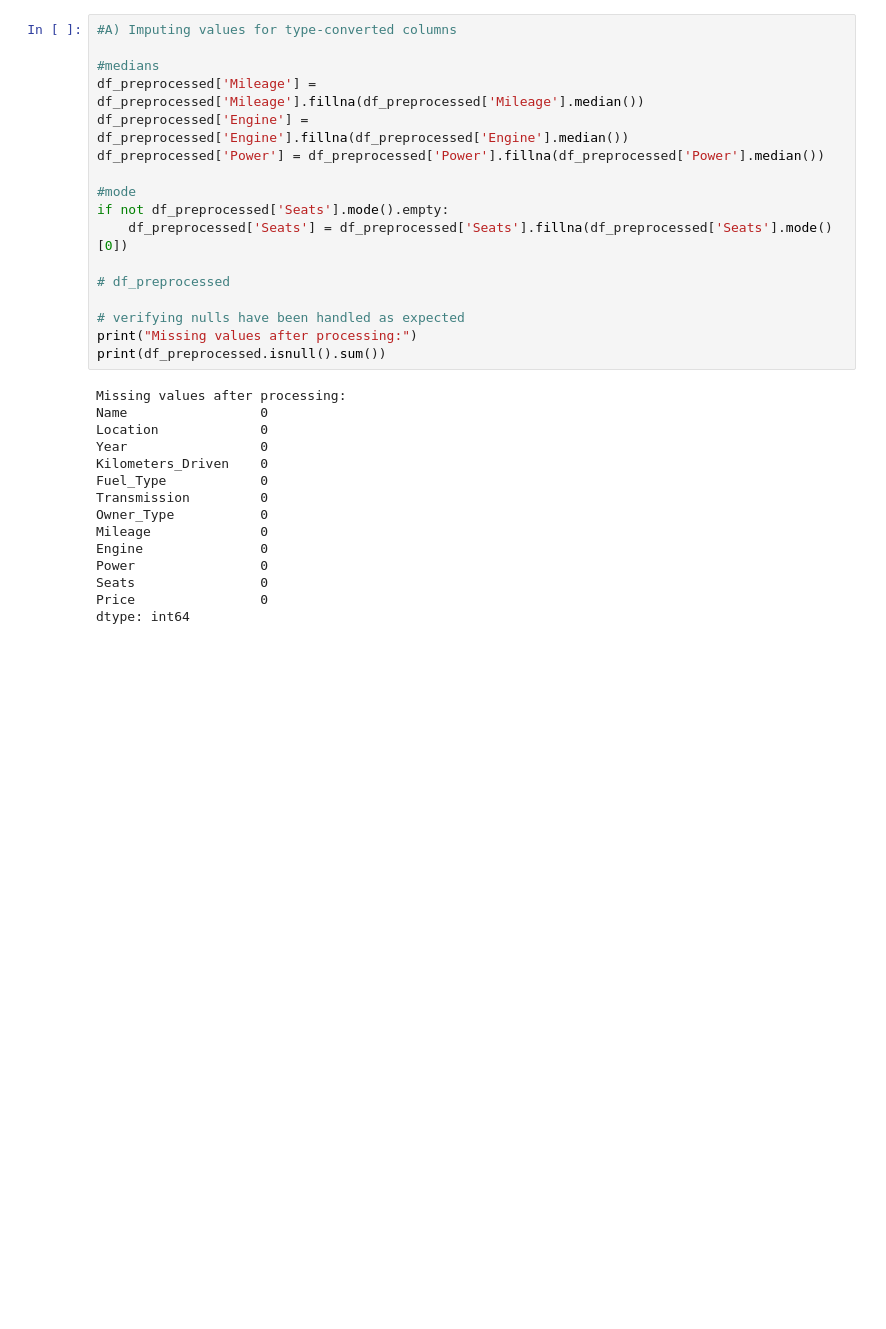
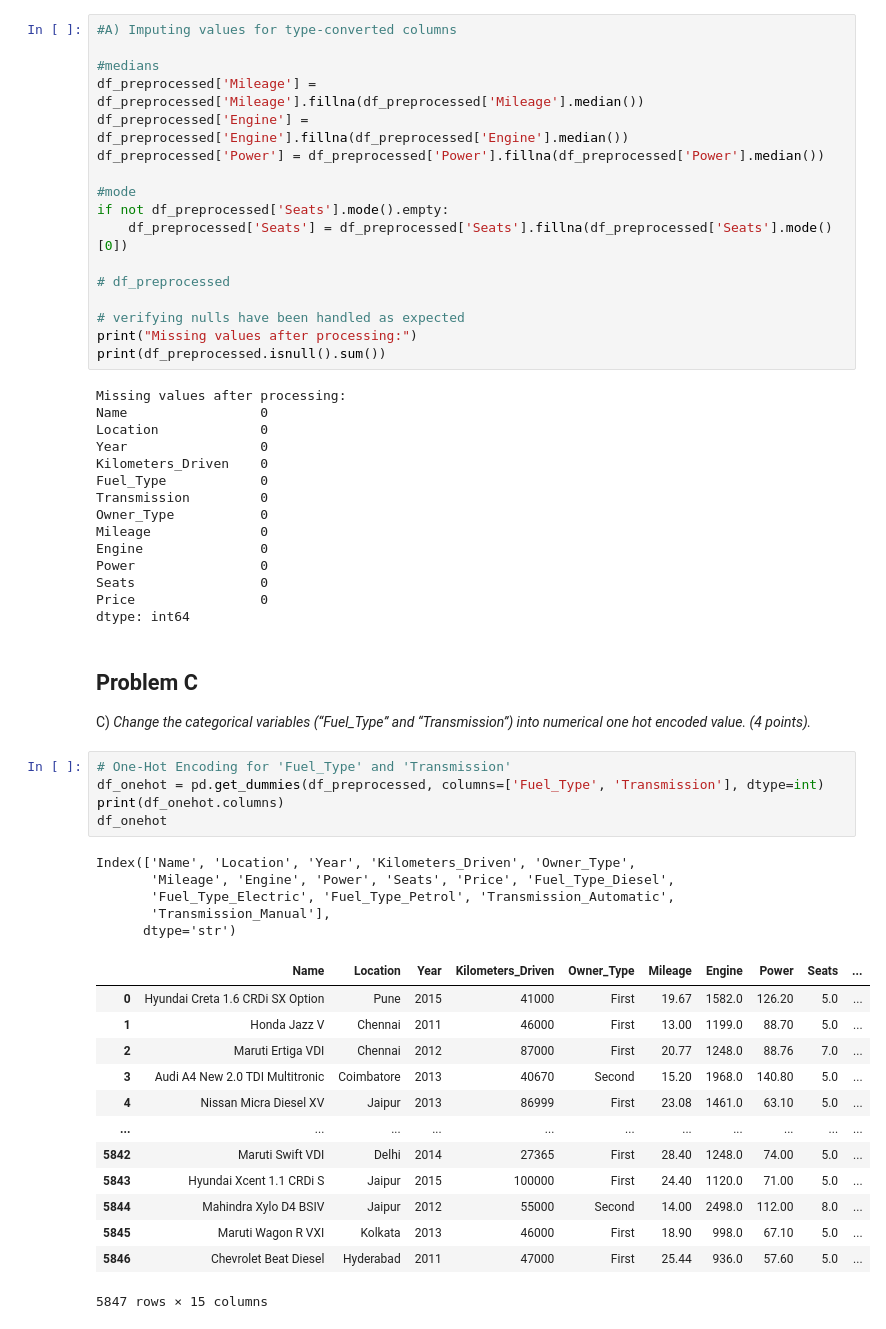
Before and after one commit to dsb4k8/DS-5530_Assignment_2_3_Combined, a Jupyter notebook: Assignment_2/src/Assignment_2.ipynb, the cells around one changed output. Cells and saved outputs as stored; diff of their text form; blank space fills up the shorter version.

```diff
--- a/Assignment_2/src/Assignment_2.ipynb
+++ b/Assignment_2/src/Assignment_2.ipynb
@@ -158,3 +162,30 @@ Power                0
 Seats                0
 Price                0
 dtype: int64
+# %% [markdown]
+## Problem C
+C) _Change the categorical variables (“Fuel_Type” and “Transmission”) into numerical one hot encoded value._  _(4 points)._
+# %%
+# One-Hot Encoding for 'Fuel_Type' and 'Transmission'
+df_onehot = pd.get_dummies(df_preprocessed, columns=['Fuel_Type', 'Transmission'], dtype=int)
+print(df_onehot.columns)
+df_onehot
+# %% [output]
+Index(['Name', 'Location', 'Year', 'Kilometers_Driven', 'Owner_Type',
+       'Mileage', 'Engine', 'Power', 'Seats', 'Price', 'Fuel_Type_Diesel',
+       'Fuel_Type_Electric', 'Fuel_Type_Petrol', 'Transmission_Automatic',
+       'Transmission_Manual'],
+      dtype='str')
+|  | Name | Location | Year | Kilometers_Driven | Owner_Type | Mileage | Engine | Power | Seats | ... |
+| 0 | Hyundai Creta 1.6 CRDi SX Option | Pune | 2015 | 41000 | First | 19.67 | 1582.0 | 126.20 | 5.0 | ... |
+| 1 | Honda Jazz V | Chennai | 2011 | 46000 | First | 13.00 | 1199.0 | 88.70 | 5.0 | ... |
+| 2 | Maruti Ertiga VDI | Chennai | 2012 | 87000 | First | 20.77 | 1248.0 | 88.76 | 7.0 | ... |
+| 3 | Audi A4 New 2.0 TDI Multitronic | Coimbatore | 2013 | 40670 | Second | 15.20 | 1968.0 | 140.80 | 5.0 | ... |
+| 4 | Nissan Micra Diesel XV | Jaipur | 2013 | 86999 | First | 23.08 | 1461.0 | 63.10 | 5.0 | ... |
+| ... | ... | ... | ... | ... | ... | ... | ... | ... | ... | ... |
+| 5842 | Maruti Swift VDI | Delhi | 2014 | 27365 | First | 28.40 | 1248.0 | 74.00 | 5.0 | ... |
+| 5843 | Hyundai Xcent 1.1 CRDi S | Jaipur | 2015 | 100000 | First | 24.40 | 1120.0 | 71.00 | 5.0 | ... |
+| 5844 | Mahindra Xylo D4 BSIV | Jaipur | 2012 | 55000 | Second | 14.00 | 2498.0 | 112.00 | 8.0 | ... |
+| 5845 | Maruti Wagon R VXI | Kolkata | 2013 | 46000 | First | 18.90 | 998.0 | 67.10 | 5.0 | ... |
+| 5846 | Chevrolet Beat Diesel | Hyderabad | 2011 | 47000 | First | 25.44 | 936.0 | 57.60 | 5.0 | ... |
+5847 rows × 15 columns
```
Also changed, not shown: parts of 9 cells of this notebook.
